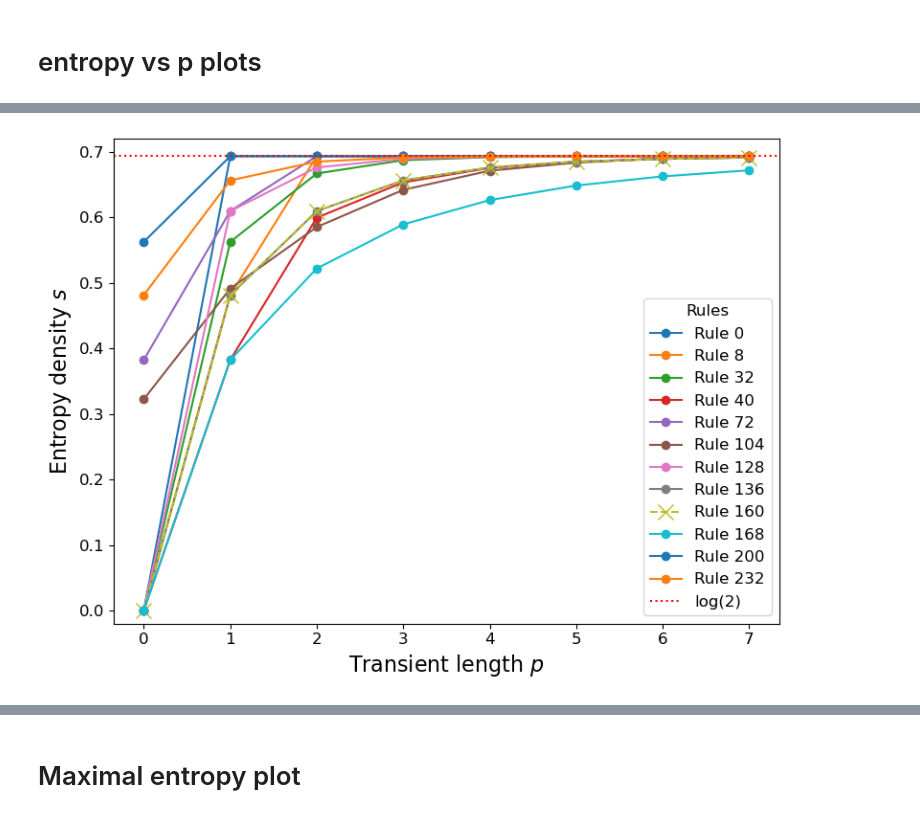
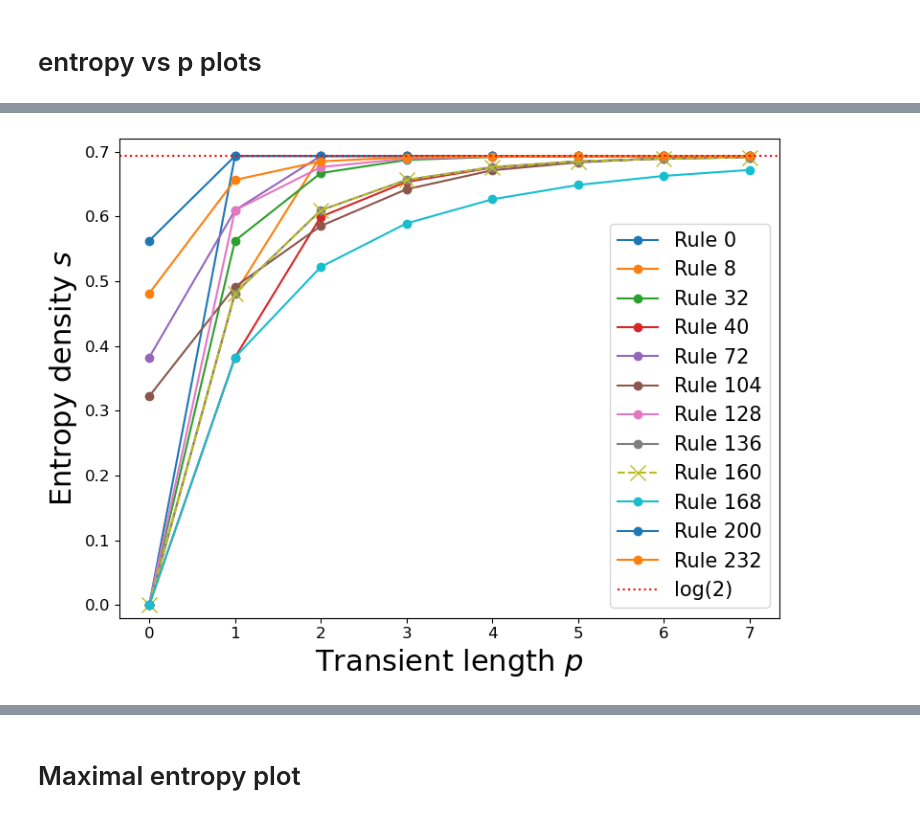
Before and after one commit to cedric-koller/counting_short_trajectories_ECA, a Jupyter notebook: plots.ipynb, the cells around one changed output, grey strips where cells are left out. Drawn from its saved outputs; the diff is of its cells as text; code cells hidden in the pictures.

```diff
--- a/plots.ipynb
+++ b/plots.ipynb
@@ -24,37 +24,37 @@ table
 # %%
 # Class 1 all rules vs p
 class_1 = [0, 8, 32, 40, 72, 104, 128, 136, 160, 168, 200, 232]
 max_p = 8
 c=1
 
 plt.figure(figsize=(8, 6))  # Make the figure a bit larger
 plt.rcParams.update({'font.size': 12})  # Increase font size
 
 for rule in class_1:
     rule_df = table[table['Rule'] == rule]
     entropy = []
     for p in range(max_p):
         value = float(rule_df[f'p={p}, c={c} no translation'].iloc[0])
         entropy.append(value)
     if rule==160:
         plt.plot(np.arange(max_p), entropy, marker='x', linestyle='--', label=f'Rule {rule}', markersize=12)
     else:
         plt.plot(np.arange(max_p), entropy, marker='.', label=f'Rule {rule}', markersize=12)
 
 plt.axhline(np.log(2), color='red', linestyle=':', label='log(2)')
 
-plt.xlabel(r'Transient length $p$', fontsize=16)
-plt.ylabel(r'Entropy density $s$', fontsize=16)
+plt.xlabel(r'Transient length $p$', fontsize=22)
+plt.ylabel(r'Entropy density $s$', fontsize=22)
 plt.xticks(np.arange(0, max_p, 1))  # ticks at 0,1,2,...max_p
 #plt.yticks(np.arange(0, 1.1, 0.1))
 plt.ylim(-0.02, 0.72)
 
-plt.legend(title='Rules', fontsize=12)
+plt.legend(fontsize=15)
 plt.tight_layout()
 plt.savefig('figures/class_1_entropy_vs_p.pdf', dpi=300, bbox_inches='tight')
 plt.show();
 # %% [output]
-[figure, old version]
+[figure, new version]
 # %%
 # Class 2 rule 6
 rule=6
```
Also changed, not shown: parts of 9 cells of this notebook, 9 other files.
